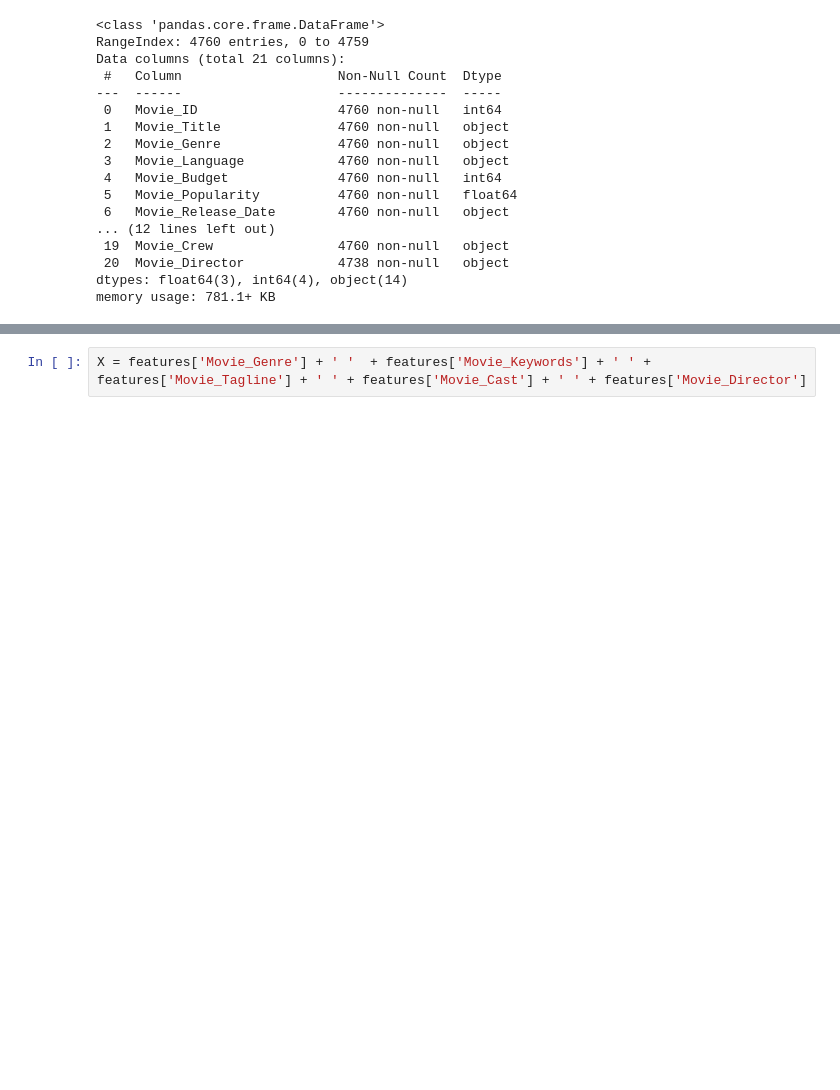
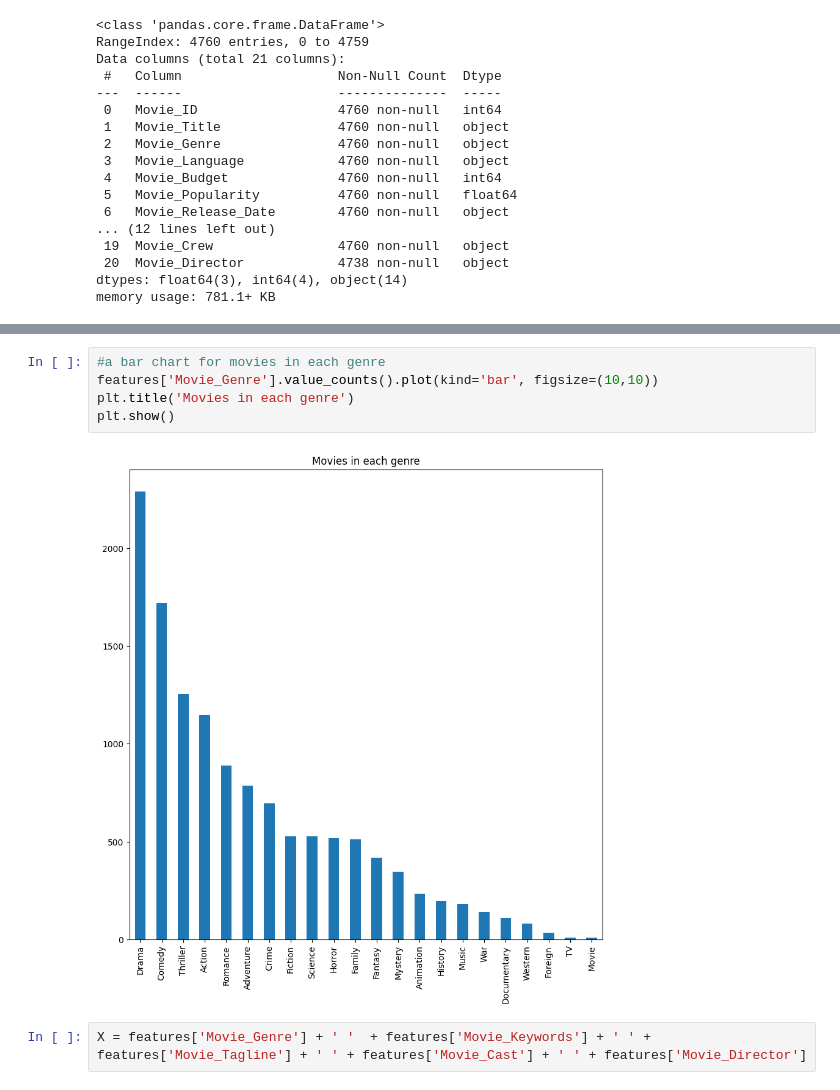
Before and after one commit to August49/recommendation-System, a Jupyter notebook: userBased.ipynb, the cells around one changed output, grey strips where cells are left out. Cells and saved outputs as stored; diff of their text form; blank space fills up the shorter version.

```diff
--- a/userBased.ipynb
+++ b/userBased.ipynb
@@ -135,3 +145,10 @@ features.shape
+# %%
+#a bar chart for movies in each genre
+features['Movie_Genre'].value_counts().plot(kind='bar', figsize=(10,10))
+plt.title('Movies in each genre')
+plt.show()
+# %% [output]
+[figure, added]
 # %%
 X = features['Movie_Genre'] + ' '  + features['Movie_Keywords'] + ' ' + features['Movie_Tagline'] + ' ' + features['Movie_Cast'] + ' ' + features['Movie_Director']
 # %%
```
Also changed, not shown: parts of 32 cells of this notebook.
